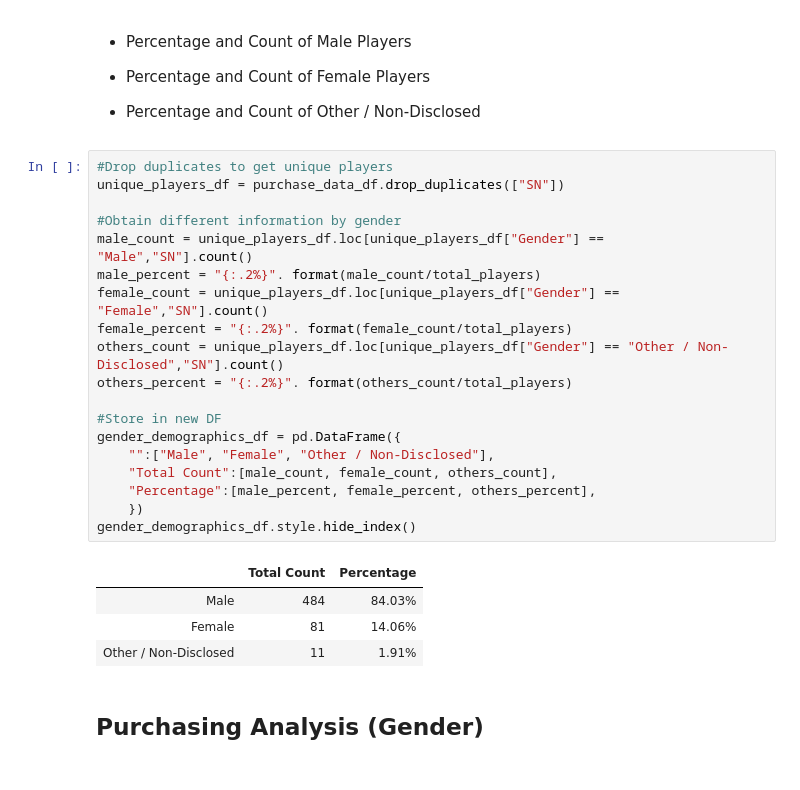
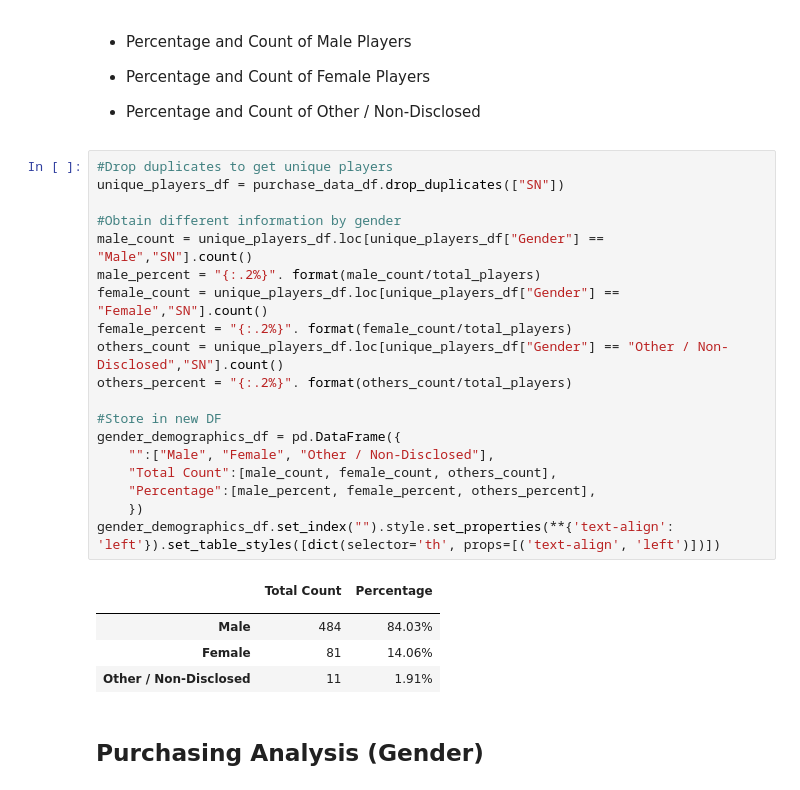
Before and after one commit to marceloflores1/pandas-challenge, a Jupyter notebook: HeroesOfPymoli/HeroesOfPymoli_starter.ipynb, the cells around one changed output. Cells and saved outputs as stored; diff of their text form.

```diff
--- a/HeroesOfPymoli/HeroesOfPymoli_starter.ipynb
+++ b/HeroesOfPymoli/HeroesOfPymoli_starter.ipynb
@@ -75,24 +71,25 @@ purchasing_analysis_df
 # %%
 #Drop duplicates to get unique players
 unique_players_df = purchase_data_df.drop_duplicates(["SN"])
 
 #Obtain different information by gender
 male_count = unique_players_df.loc[unique_players_df["Gender"] == "Male","SN"].count()
 male_percent = "{:.2%}". format(male_count/total_players)
 female_count = unique_players_df.loc[unique_players_df["Gender"] == "Female","SN"].count()
 female_percent = "{:.2%}". format(female_count/total_players)
 others_count = unique_players_df.loc[unique_players_df["Gender"] == "Other / Non-Disclosed","SN"].count()
 others_percent = "{:.2%}". format(others_count/total_players)
 
 #Store in new DF
 gender_demographics_df = pd.DataFrame({
     "":["Male", "Female", "Other / Non-Disclosed"],
     "Total Count":[male_count, female_count, others_count],
     "Percentage":[male_percent, female_percent, others_percent],
     })
-gender_demographics_df.style.hide_index()
+gender_demographics_df.set_index("").style.set_properties(**{'text-align': 'left'}).set_table_styles([dict(selector='th', props=[('text-align', 'left')])])
 # %% [output]
 |  | Total Count | Percentage |
+|  |  |  |
 | Male | 484 | 84.03% |
 | Female | 81 | 14.06% |
 | Other / Non-Disclosed | 11 | 1.91% |
```
Also changed, not shown: parts of 9 cells of this notebook.
